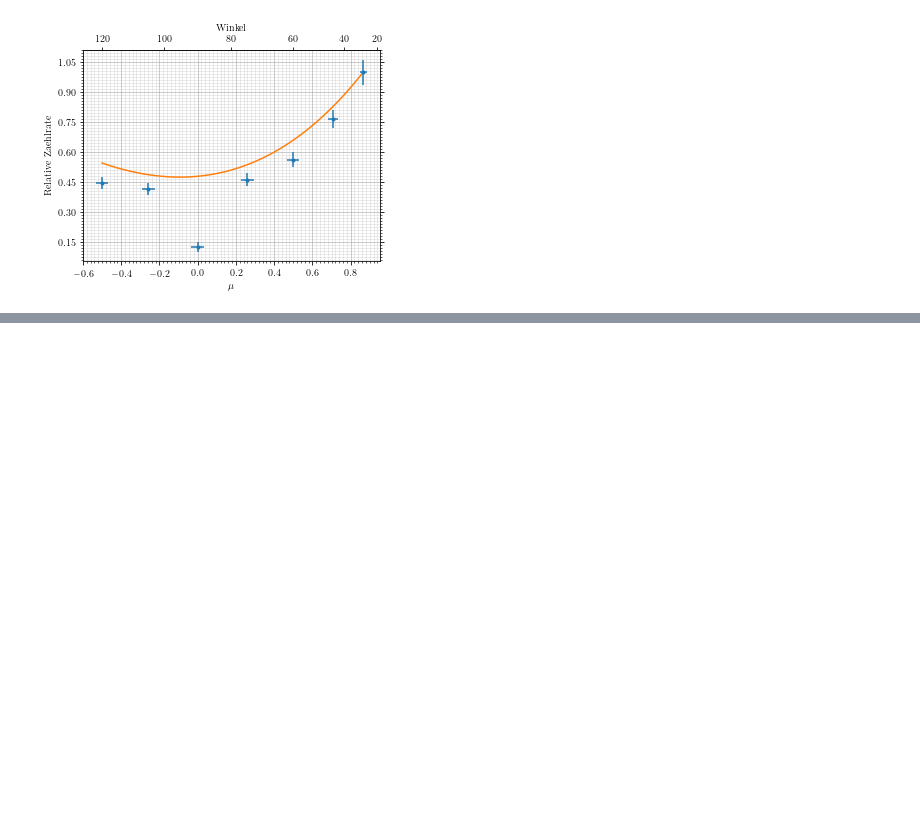
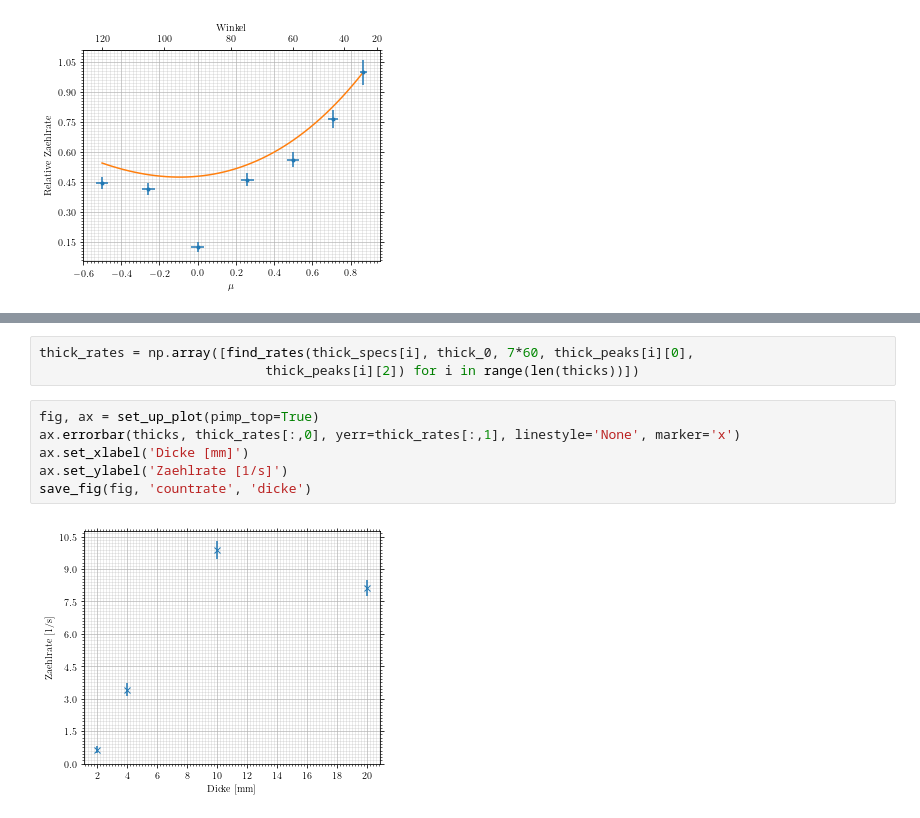
Before and after one commit to vale981/fpraktikum, a Jupyter notebook: CS/auswertung/Untitled.ipynb, the cells around one changed output, grey strips where cells are left out. Saved outputs shown, nothing was run; the diff lists cells and outputs as text; blank space fills up the shorter version.

```diff
--- a/CS/auswertung/Untitled.ipynb
+++ b/CS/auswertung/Untitled.ipynb
@@ -270,0 +255,11 @@ array([2.84522543e-02, 4.76448414e-05])
+# %%
+thick_rates = np.array([find_rates(thick_specs[i], thick_0, 7*60, thick_peaks[i][0],
+                             thick_peaks[i][2]) for i in range(len(thicks))])
+# %%
+fig, ax = set_up_plot(pimp_top=True)
+ax.errorbar(thicks, thick_rates[:,0], yerr=thick_rates[:,1], linestyle='None', marker='x')
+ax.set_xlabel('Dicke [mm]')
+ax.set_ylabel('Zaehlrate [1/s]')
+save_fig(fig, 'countrate', 'dicke')
+# %% [output]
+[figure, added]
```
Also changed, not shown: parts of 15 cells of this notebook, 40 other files.
